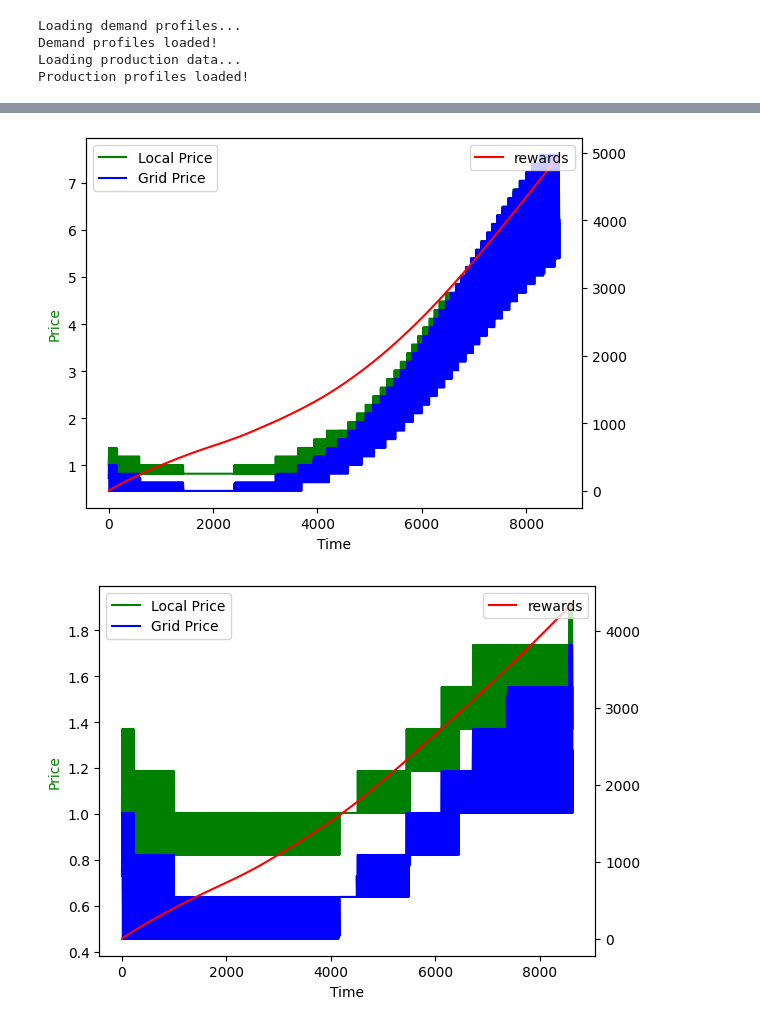
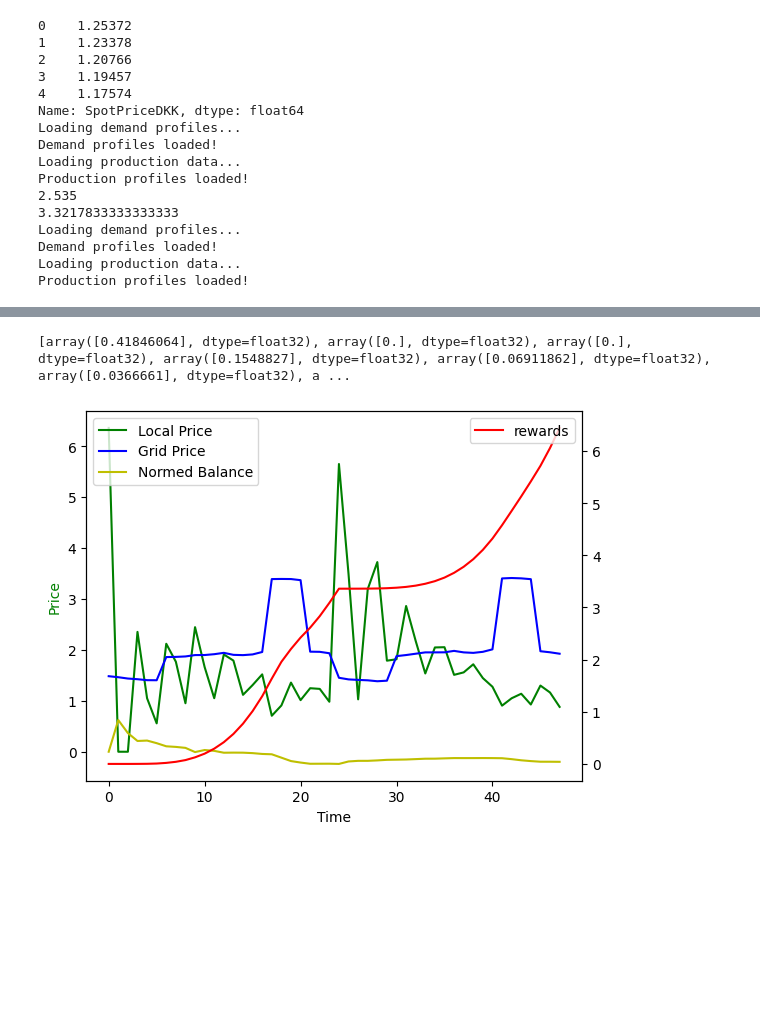
Before and after one commit to antonhlenander/CommunityFlex, a Jupyter notebook: plotting_balanceonly.ipynb, the cells around one changed output, grey strips where cells are left out. Cells and saved outputs as stored; diff of their text form; code cells hidden in the pictures; blank space fills up the shorter version.

```diff
--- a/plotting_balanceonly.ipynb
+++ b/plotting_balanceonly.ipynb
@@ -45,7 +45,7 @@ for rollout in results:
     total_import = total_import[1:] + [0]
 
     rewards = rewards[start:end:2]
-    agent_actions = agent_actions[start:end:2]
+    agent_actions = agent_actions[start:end]
     capacity_balance = capacity_balance[start:end:2]
     cap_limits = cap_limits[start:end:2]
     total_import = total_import[start:end:2]
@@ -62,9 +62,13 @@ for rollout in results:
 
     fig, ax1 = plt.subplots()
 
+    print(agent_actions)
+
     ax2 = ax1.twinx()
     ax1.plot(prices, 'g-', label="Local Price")
+    #ax1.plot(agent_actions, 'k-', label="Agent Actions")
     ax1.plot(grid_price, 'b-', label="Grid Price")
+    ax1.plot(norm_balance, 'y-', label="Normed Balance")
     ax2.plot(rewards, 'r-', label="rewards")
 
     ax1.set_xlabel('Time')
@@ -86,7 +90,19 @@ for rollout in results:
     # plt.savefig(f"action_dist_{aid}.png")
     # plt.close()
 # %% [output]
+0    1.25372
+1    1.23378
+2    1.20766
+3    1.19457
+4    1.17574
+Name: SpotPriceDKK, dtype: float64
 Loading demand profiles...
 Demand profiles loaded!
 Loading production data...
 Production profiles loaded!
+2.535
+3.3217833333333333
+Loading demand profiles...
+Demand profiles loaded!
+Loading production data...
+Production profiles loaded!
@@ -93,2 +112,2 @@ Production profiles loaded!
+[array([0.41846064], dtype=float32), array([0.], dtype=float32), array([0.], dtype=float32), array([0.1548827], dtype=float32), array([0.06911862], dtype=float32), array([0.0366661], dtype=float32), a ...
-[figure, old version]
+[figure, new version]
-[figure, removed]
```
Also changed, not shown: parts of 1 cell of this notebook, 4 other files.
